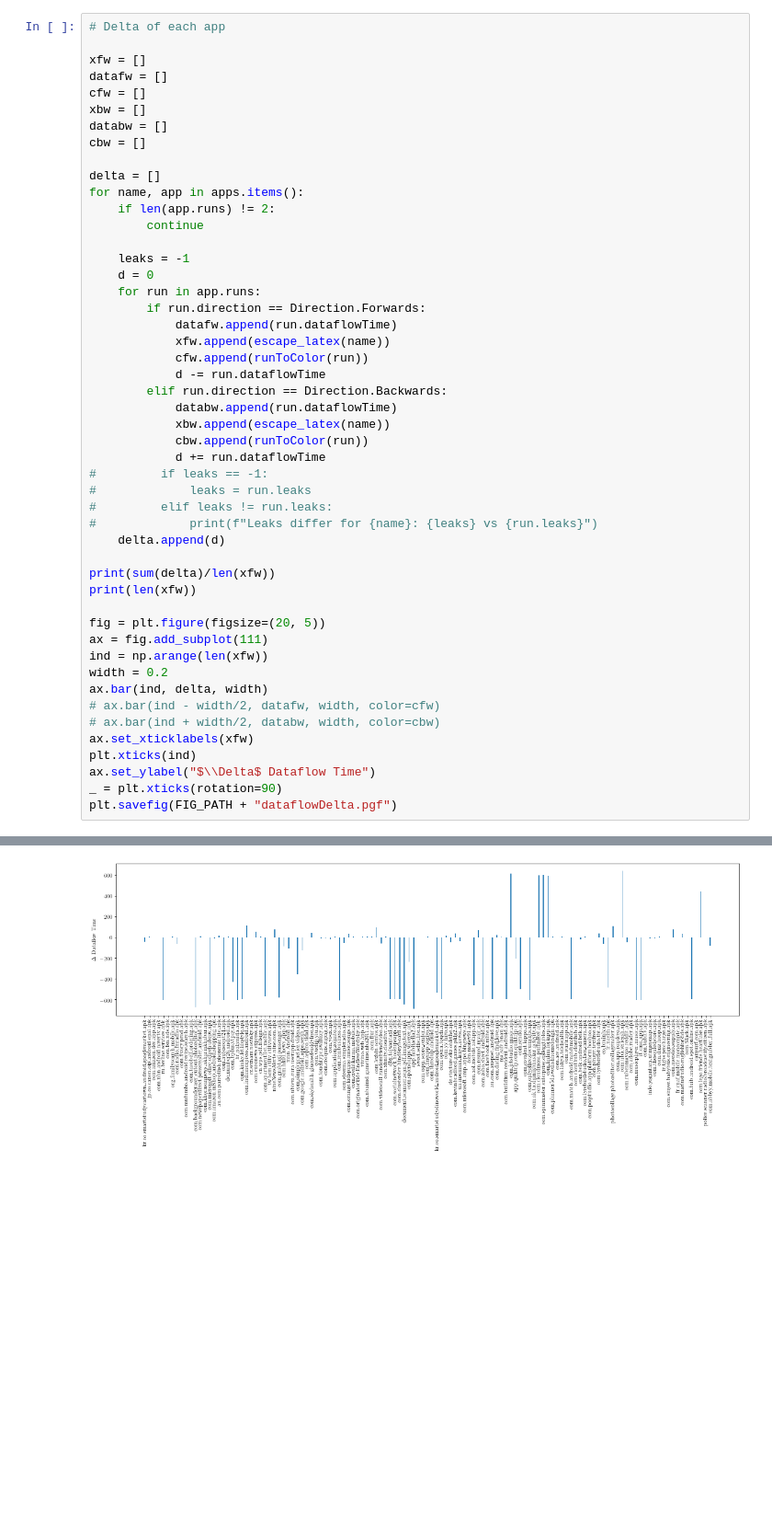
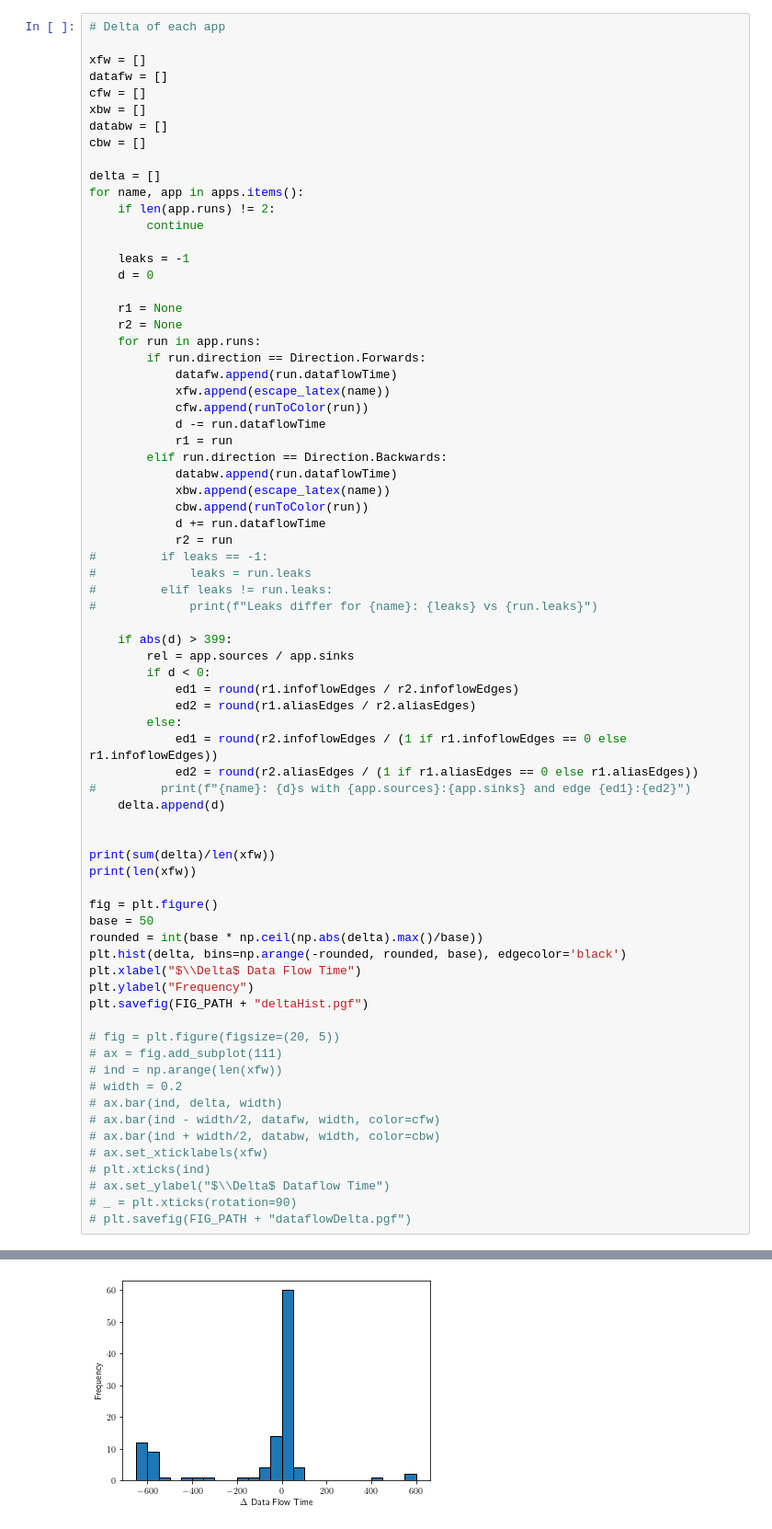
Before and after one commit to t1mlange/bachelor-thesis, a Jupyter notebook: scripts/RealWorld.ipynb, the cells around one changed output, grey strips where cells are left out. Shown at 92% size. Drawn from its saved outputs; the diff is of its cells as text; blank space fills up the shorter version.

```diff
--- a/scripts/RealWorld.ipynb
+++ b/scripts/RealWorld.ipynb
@@ -121,36 +203,60 @@ for name, app in apps.items():
 
     leaks = -1
     d = 0
+
+    r1 = None
+    r2 = None
     for run in app.runs:
         if run.direction == Direction.Forwards:
             datafw.append(run.dataflowTime)
             xfw.append(escape_latex(name))
             cfw.append(runToColor(run))
             d -= run.dataflowTime
+            r1 = run
         elif run.direction == Direction.Backwards:
             databw.append(run.dataflowTime)
             xbw.append(escape_latex(name))
             cbw.append(runToColor(run))
             d += run.dataflowTime
+            r2 = run
 #         if leaks == -1:
 #             leaks = run.leaks
 #         elif leaks != run.leaks:
 #             print(f"Leaks differ for {name}: {leaks} vs {run.leaks}")
+
+    if abs(d) > 399:
+        rel = app.sources / app.sinks
+        if d < 0:
+            ed1 = round(r1.infoflowEdges / r2.infoflowEdges)
+            ed2 = round(r1.aliasEdges / r2.aliasEdges)
+        else:
+            ed1 = round(r2.infoflowEdges / (1 if r1.infoflowEdges == 0 else r1.infoflowEdges))
+            ed2 = round(r2.aliasEdges / (1 if r1.aliasEdges == 0 else r1.aliasEdges))
+#         print(f"{name}: {d}s with {app.sources}:{app.sinks} and edge {ed1}:{ed2}")
     delta.append(d)
+
 
 print(sum(delta)/len(xfw))
 print(len(xfw))
 
-fig = plt.figure(figsize=(20, 5))
-ax = fig.add_subplot(111)
-ind = np.arange(len(xfw))
-width = 0.2
-ax.bar(ind, delta, width)
+fig = plt.figure()
+base = 50
+rounded = int(base * np.ceil(np.abs(delta).max()/base))
+plt.hist(delta, bins=np.arange(-rounded, rounded, base), edgecolor='black')
+plt.xlabel("$\\Delta$ Data Flow Time")
+plt.ylabel("Frequency")
+plt.savefig(FIG_PATH + "deltaHist.pgf")
+
+# fig = plt.figure(figsize=(20, 5))
+# ax = fig.add_subplot(111)
+# ind = np.arange(len(xfw))
+# width = 0.2
+# ax.bar(ind, delta, width)
 # ax.bar(ind - width/2, datafw, width, color=cfw)
 # ax.bar(ind + width/2, databw, width, color=cbw)
-ax.set_xticklabels(xfw)
-plt.xticks(ind)
-ax.set_ylabel("$\\Delta$ Dataflow Time")
-_ = plt.xticks(rotation=90)
-plt.savefig(FIG_PATH + "dataflowDelta.pgf")
+# ax.set_xticklabels(xfw)
+# plt.xticks(ind)
+# ax.set_ylabel("$\\Delta$ Dataflow Time")
+# _ = plt.xticks(rotation=90)
+# plt.savefig(FIG_PATH + "dataflowDelta.pgf")
 # %% [output]
@@ -174,4 +265,4 @@ com.abbyy.mobile.textgrabber.full.apk
-[figure, old version]
+[figure, new version]
 # %%
 # Per Sources/Sinks
 blue_dot = mlines.Line2D([], [], color='#1f77b4', marker='.', linestyle='None',
```
Also changed, not shown: parts of 5 cells of this notebook, 16 other files.
